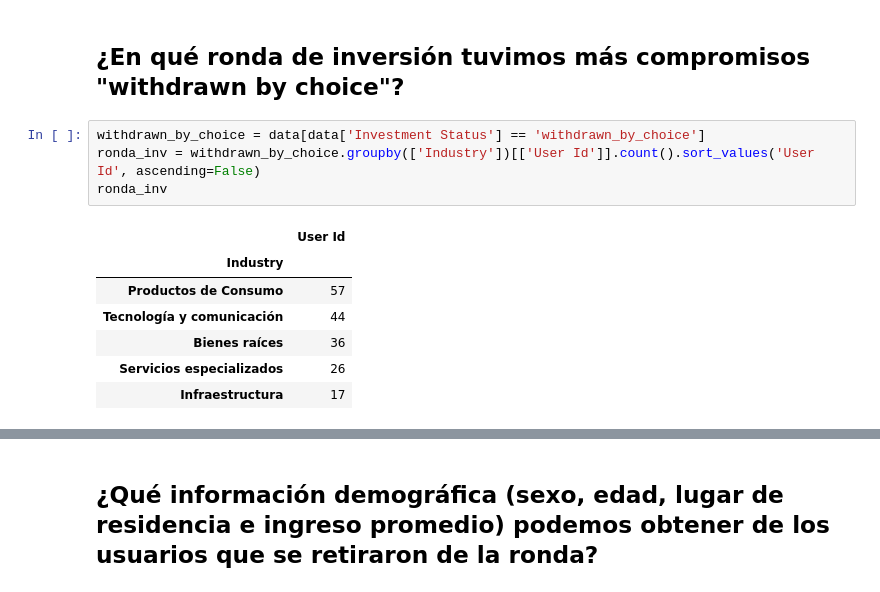
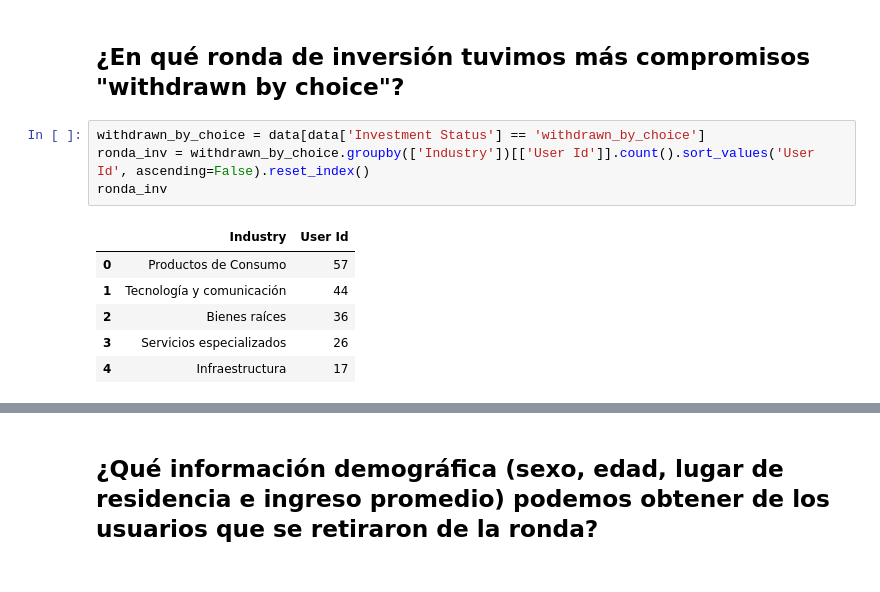
Before and after one commit to alexrodriguezh/test_pb, a Jupyter notebook: scripts/investments.ipynb, the cells around one changed output, grey strips where cells are left out. Saved outputs shown, nothing was run; the diff lists cells and outputs as text.

```diff
--- a/scripts/investments.ipynb
+++ b/scripts/investments.ipynb
@@ -84,13 +66,12 @@ memory usage: 221.6+ KB
 ## ¿En qué ronda de inversión tuvimos más compromisos "withdrawn by choice"?
 # %%
 withdrawn_by_choice = data[data['Investment Status'] == 'withdrawn_by_choice']
-ronda_inv = withdrawn_by_choice.groupby(['Industry'])[['User Id']].count().sort_values('User Id', ascending=False)
+ronda_inv = withdrawn_by_choice.groupby(['Industry'])[['User Id']].count().sort_values('User Id', ascending=False).reset_index()
 ronda_inv
 # %% [output]
-|  | User Id |
-| Industry |  |
-| Productos de Consumo | 57 |
-| Tecnología y comunicación | 44 |
-| Bienes raíces | 36 |
-| Servicios especializados | 26 |
-| Infraestructura | 17 |
+|  | Industry | User Id |
+| 0 | Productos de Consumo | 57 |
+| 1 | Tecnología y comunicación | 44 |
+| 2 | Bienes raíces | 36 |
+| 3 | Servicios especializados | 26 |
+| 4 | Infraestructura | 17 |
```
Also changed, not shown: parts of 14 cells of this notebook.
